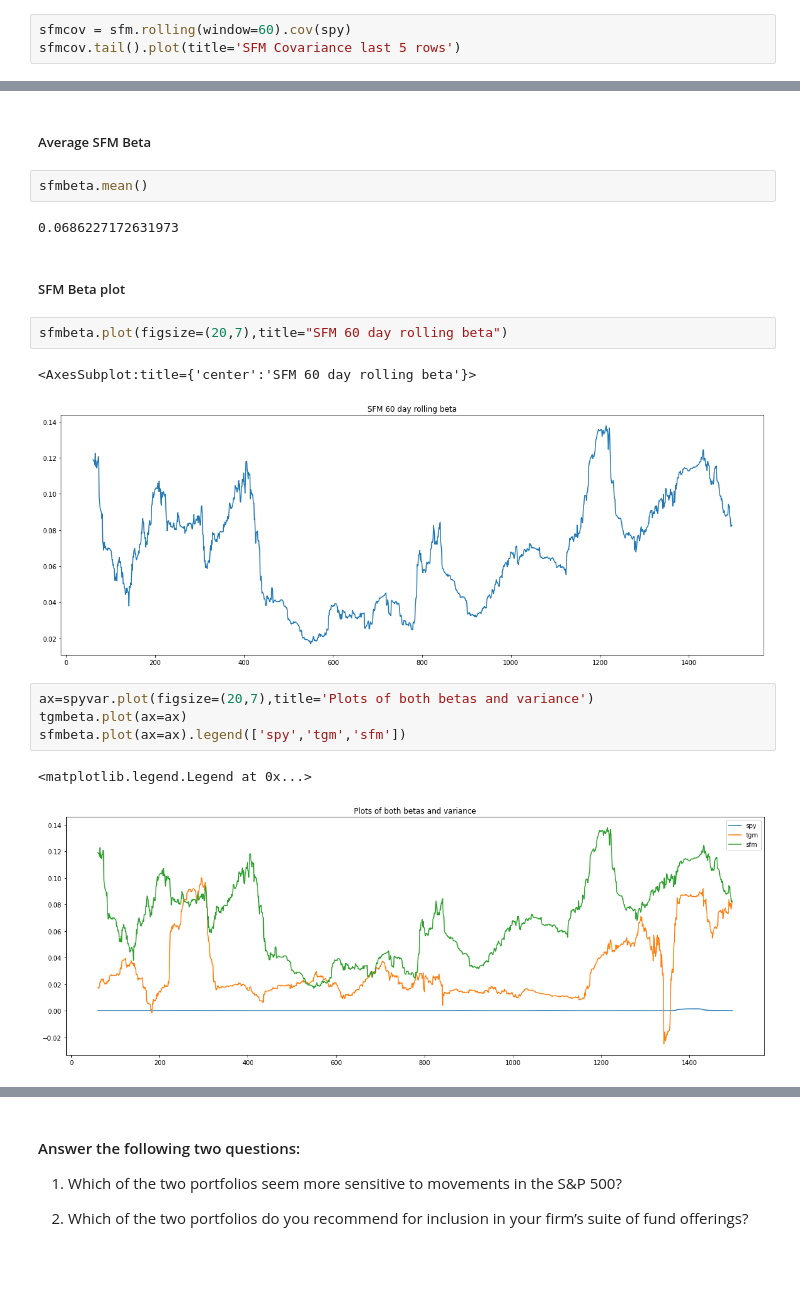
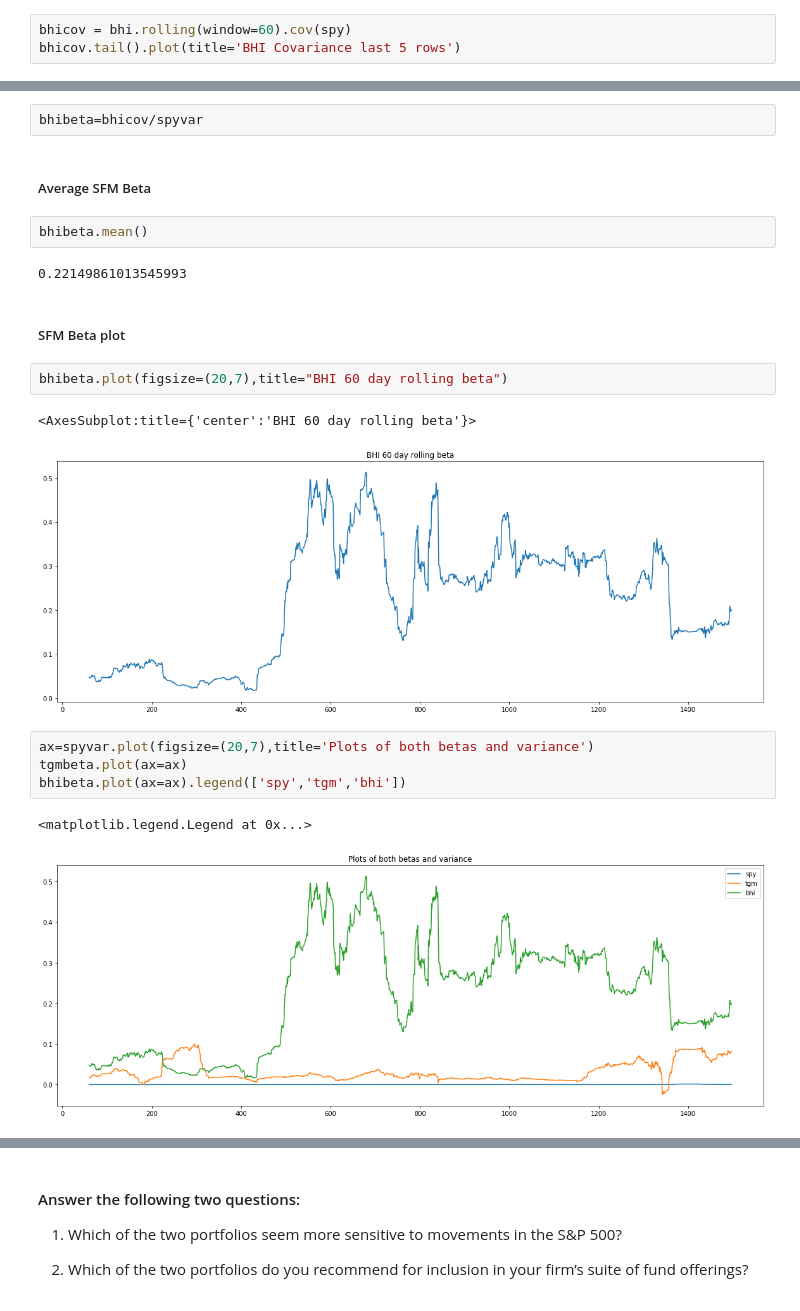
Before and after one commit to apeyton2/Risk_Return, a Jupyter notebook: risk_return_analysis.ipynb, the cells around one changed output, grey strips where cells are left out. Drawn from its saved outputs; the diff is of its cells as text; blank space fills up the shorter version.

```diff
--- a/risk_return_analysis.ipynb
+++ b/risk_return_analysis.ipynb
@@ -324,6 +324,6 @@ tgmbeta.plot(figsize=(20,7),title="TGM 60 day rolling beta")
 # %% [markdown]
 ##### SFM Covariance
 # %%
-sfmcov = sfm.rolling(window=60).cov(spy)
-sfmcov.tail().plot(title='SFM Covariance last 5 rows')
+bhicov = bhi.rolling(window=60).cov(spy)
+bhicov.tail().plot(title='BHI Covariance last 5 rows')
 # %% [output]
@@ -336,22 +334,24 @@ sfmbeta=sfmcov/spyvar
+# %%
+bhibeta=bhicov/spyvar
 # %% [markdown]
 ##### Average SFM Beta
 # %%
-sfmbeta.mean()
+bhibeta.mean()
 # %% [output]
-0.0686227172631973
+0.22149861013545993
 # %% [markdown]
 ##### SFM Beta plot
 # %%
-sfmbeta.plot(figsize=(20,7),title="SFM 60 day rolling beta")
+bhibeta.plot(figsize=(20,7),title="BHI 60 day rolling beta")
 # %% [output]
-<AxesSubplot:title={'center':'SFM 60 day rolling beta'}>
+<AxesSubplot:title={'center':'BHI 60 day rolling beta'}>
-[figure, old version]
+[figure, new version]
 # %%
 ax=spyvar.plot(figsize=(20,7),title='Plots of both betas and variance')
 tgmbeta.plot(ax=ax)
-sfmbeta.plot(ax=ax).legend(['spy','tgm','sfm'])
+bhibeta.plot(ax=ax).legend(['spy','tgm','bhi'])
 # %% [output]
 <matplotlib.legend.Legend at 0x...>
-[figure, old version]
+[figure, new version]
 # %%
 print(str(tgmbeta.mean()))
```
Also changed, not shown: parts of 10 cells of this notebook.
